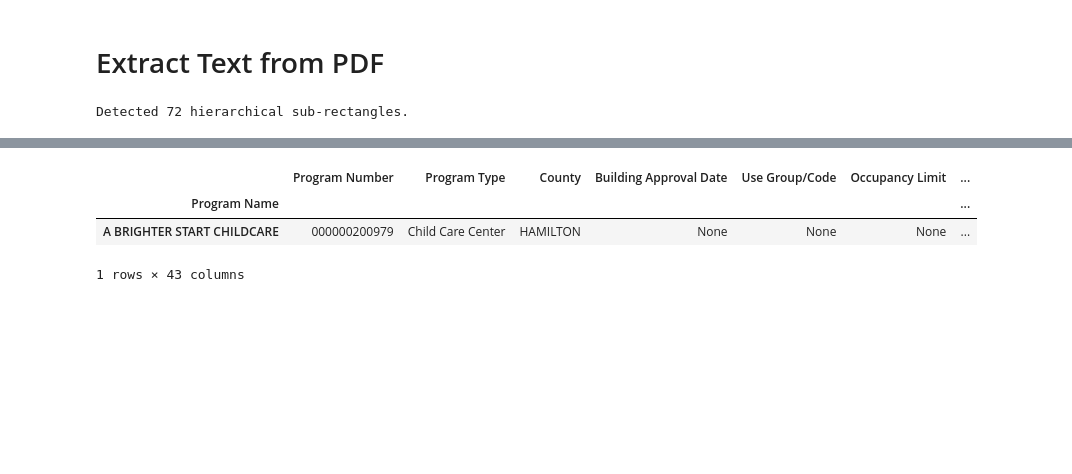
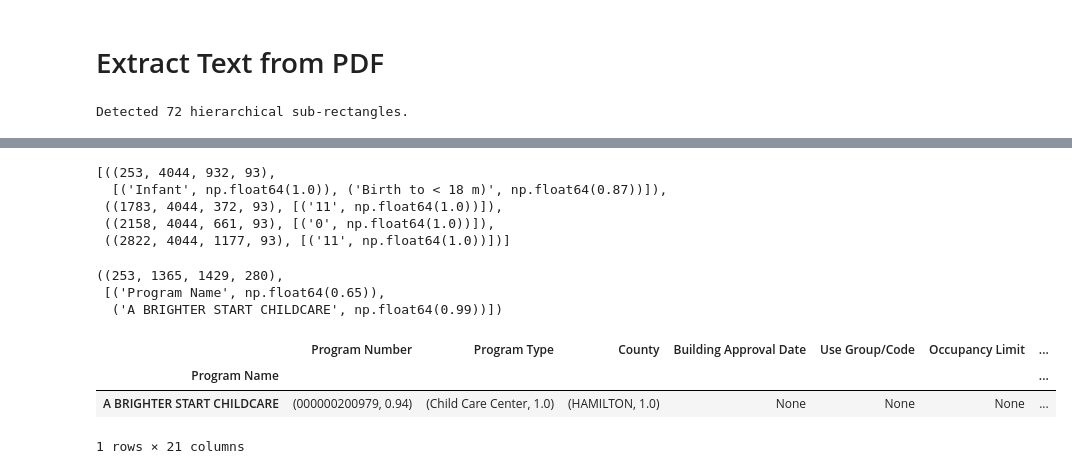
Before and after one commit to Will-Blanton/ODJFS-Licensing-Reports-Webscraper, a Jupyter notebook: test_scraper.ipynb, the cells around one changed output, grey strips where cells are left out. Cells and saved outputs as stored; diff of their text form; code cells hidden in the pictures; blank space fills up the shorter version.

Commit message:
Read in table from the first page

```diff
--- a/test_scraper.ipynb
+++ b/test_scraper.ipynb
@@ -307,7 +308,8 @@ def extract_text_from_subrectangles(ocr, image, sub_rectangles):
     if not isinstance(image, np.ndarray):
         image = np.array(image)
 
-    extracted_text = {}
+    # TODO: use a list instead...
+    extracted_text = [None] * len(sub_rectangles)
 
     total = 0
     fields = 0
@@ -395 +461,40 @@ from fuzzywuzzy import process
+# %%
+nnn += 1
+rows[nnn]
+# %% [output]
+[((253, 4044, 932, 93),
+  [('Infant', np.float64(1.0)), ('Birth to < 18 m)', np.float64(0.87))]),
+ ((1783, 4044, 372, 93), [('11', np.float64(1.0))]),
+ ((2158, 4044, 661, 93), [('0', np.float64(1.0))]),
+ ((2822, 4044, 1177, 93), [('11', np.float64(1.0))])]
+# %%
+rows[1][0]
+# %% [output]
+((253, 1365, 1429, 280),
+ [('Program Name', np.float64(0.65)),
+  ('A BRIGHTER START CHILDCARE', np.float64(0.99))])
+# %%
+p1_fields = [ "Program Name",
+        "Program Number",
+        "Program Type",
+        "County",
+        "Building Approval Date",
+        "Use Group/Code",
+        "Occupancy Limit",
+        "Maximum Under 2",   # under 2 1/2 but idk how this will be read...
+        "Fire Inspection Approval Date",
+        "Food Service Risk Level",
+        "Inspection Type",
+        "Inspection Scope",
+        "Inspection Notice",
+        "Inspection Date",
+        "Begin Time",
+        "End Time",
+        "Reviewer",
+        "No. Rules Verified",
+        "No. Rules with Non-compliances",
+        "No. Serious Risk",
+        "No. Moderate Risk",
+        "No. Low Risk"
+]
 # %%
@@ -457,9 +532,9 @@ def process_ocr_to_dataframe(ocr_results):
 
     return general_df
 # %%
-process_ocr_to_dataframe(extracted_text)
+process_ocr_to_dataframe(extracted_text, p1_fields)
 # %% [output]
 |  | Program Number | Program Type | County | Building Approval Date | Use Group/Code | Occupancy Limit | ... |
 | Program Name |  |  |  |  |  |  | ... |
-| A BRIGHTER START CHILDCARE | 000000200979 | Child Care Center | HAMILTON | None | None | None | ... |
+| A BRIGHTER START CHILDCARE | (000000200979, 0.94) | (Child Care Center, 1.0) | (HAMILTON, 1.0) | None | None | None | ... |
-1 rows × 43 columns
+1 rows × 21 columns
```
Also changed, not shown: parts of 11 cells of this notebook.
